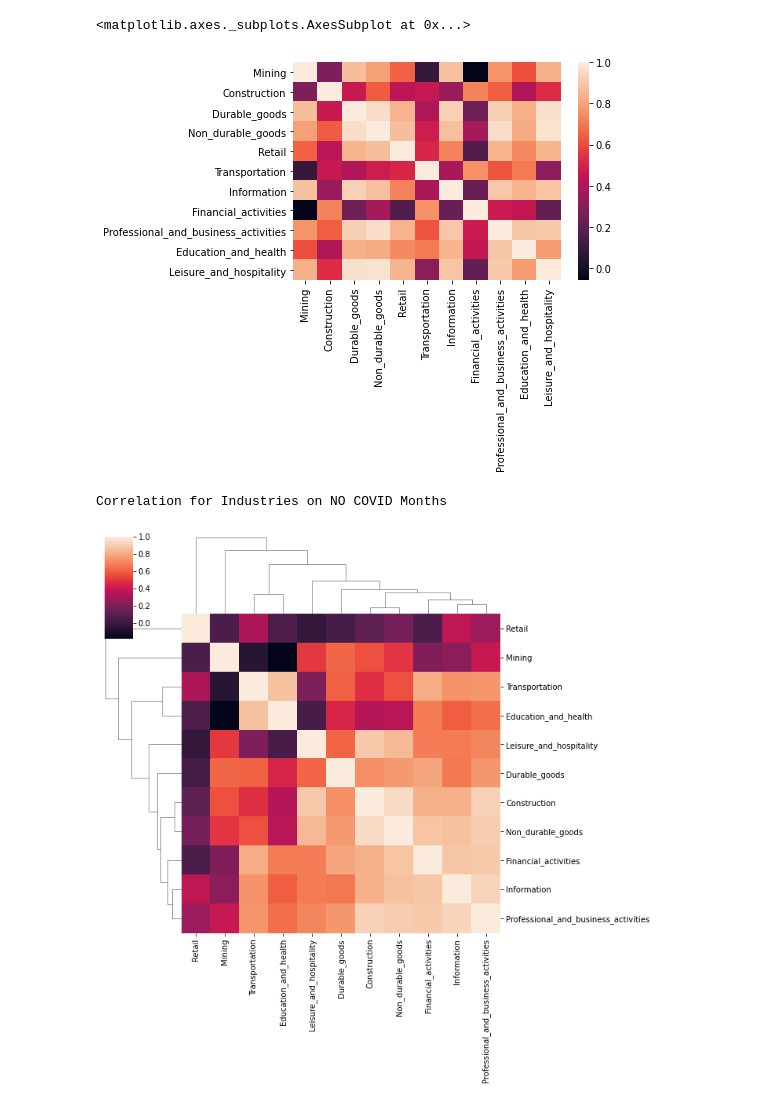
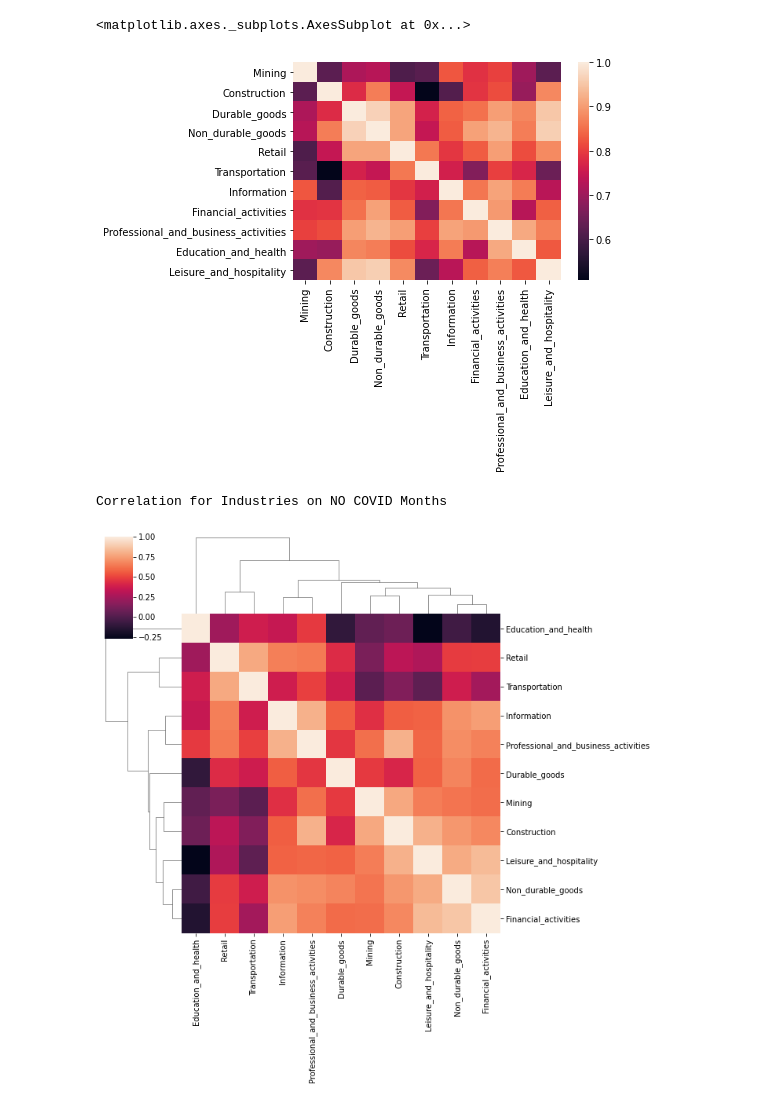
Before and after one commit to Rcidm1994/Project1, a Jupyter notebook: Covid Vs Unemployment.ipynb, the cells around one changed output. Drawn from its saved outputs; the diff is of its cells as text; code cells hidden in the pictures.

Commit message:
Added some graphs for COVID

```diff
--- a/Covid Vs Unemployment.ipynb
+++ b/Covid Vs Unemployment.ipynb
@@ -12,8 +12,8 @@ import seaborn as sns
 
 # Import the file made on WeatherPy
 file = 'unemployment.csv'
-unemployment = pd.DataFrame(pd.read_csv(file))
-unemployment
+employment = pd.DataFrame(pd.read_csv(file))
+employment.head()
 # %% [output]
 |  | Unnamed: 0 | Date | Mining | Construction | Durable_goods | Non_durable_goods | Retail | Transportation | ... |
 | 0 | 35 | 2018-01 | 686.0 | 6729.0 | 7798.0 | 4670.0 | 15718.6 | 5273.4 | ... |
@@ -51,15 +52,16 @@ unemployment_data.corr()
 # %%
-sns.heatmap(unemployment_data.corr())
+sns.heatmap(employment_pct_change.corr())
 # %% [output]
 <matplotlib.axes._subplots.AxesSubplot at 0x...>
-[figure, old version]
+[figure, new version]
 # %%
-unemployment_nocovid = unemployment[unemployment['Unnamed: 0'] > 10]
-unemployment_nocovid = unemployment_nocovid.drop(columns=['Unnamed: 0', 'Date'])
-unemployment_nocovid.corr()
-g = sns.clustermap(unemployment_nocovid.corr())
+employment_nocovid = employment[employment['Unnamed: 0'] > 10]
+employment_nocovid = employment_nocovid.drop(columns=['Unnamed: 0', 'Date'])
+employment_nocovid = employment_nocovid.pct_change()
+employment_nocovid.corr()
+g = sns.clustermap(employment_nocovid.corr())
 print("Correlation for Industries on NO COVID Months")
 # %% [output]
 Correlation for Industries on NO COVID Months
-[figure, old version]
+[figure, new version]
 # %%
```
Also changed, not shown: parts of 5 cells of this notebook, 5 other files.
